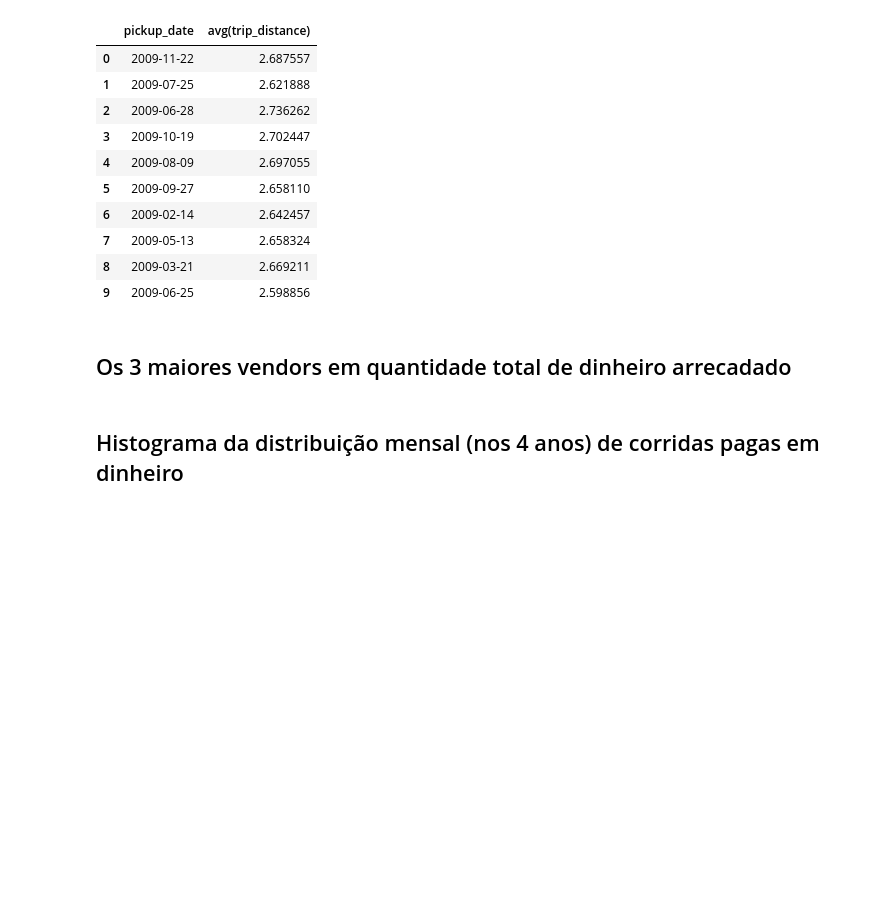
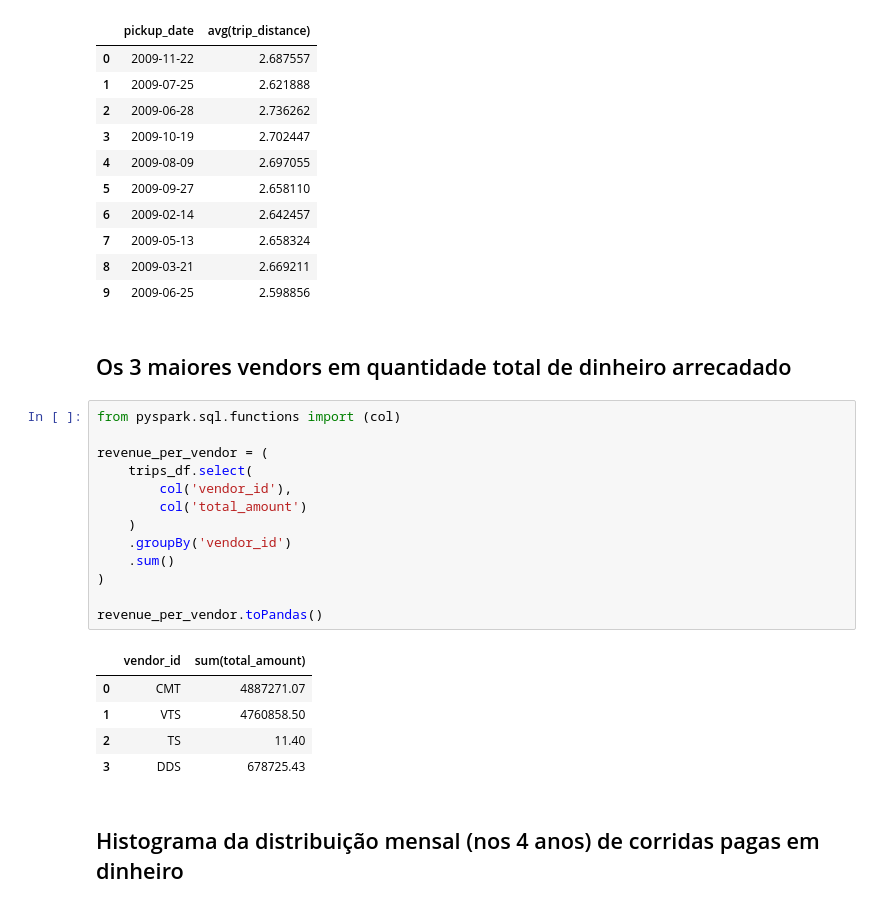
Before and after one commit to gabfr/data-engineering-nanodegree, a Jupyter notebook: explorations/nyc-taxi-challenge.ipynb, the cells around one changed output. Drawn from its saved outputs; the diff is of its cells as text; blank space fills up the shorter version.

```diff
--- a/explorations/nyc-taxi-challenge.ipynb
+++ b/explorations/nyc-taxi-challenge.ipynb
@@ -139,6 +139,25 @@ avg_distance.limit(10).toPandas()
 | 9 | 2009-06-25 | 2.598856 |
 # %% [markdown]
 ## Os 3 maiores vendors em quantidade total de dinheiro arrecadado
+# %%
+from pyspark.sql.functions import (col)
+
+revenue_per_vendor = (
+    trips_df.select(
+        col('vendor_id'),
+        col('total_amount')
+    )
+    .groupBy('vendor_id')
+    .sum()
+)
+
+revenue_per_vendor.toPandas()
+# %% [output]
+|  | vendor_id | sum(total_amount) |
+| 0 | CMT | 4887271.07 |
+| 1 | VTS | 4760858.50 |
+| 2 | TS | 11.40 |
+| 3 | DDS | 678725.43 |
 # %% [markdown]
 ## Histograma da distribuição mensal (nos 4 anos) de corridas pagas em dinheiro
 # %% [markdown]
```
